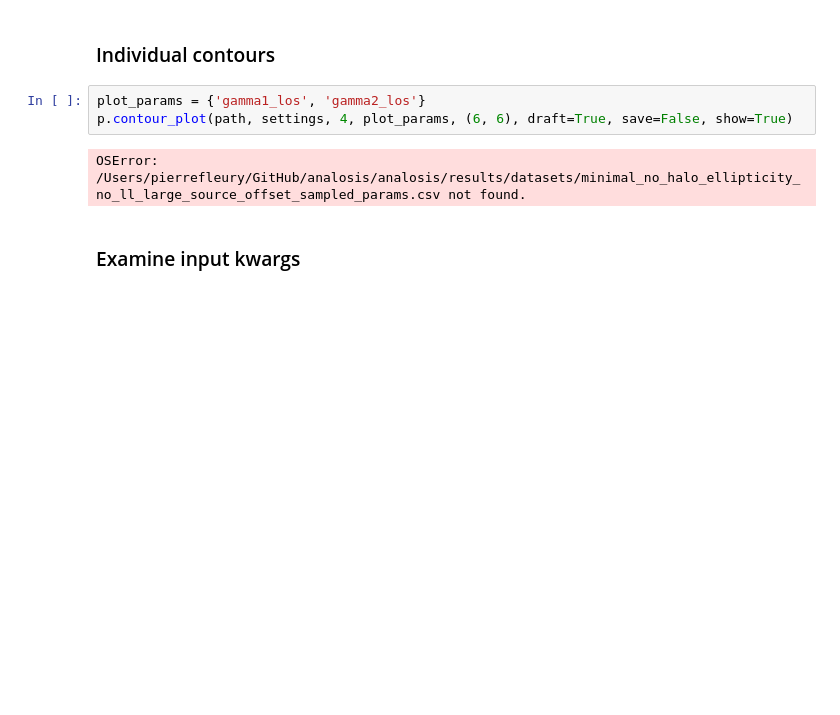
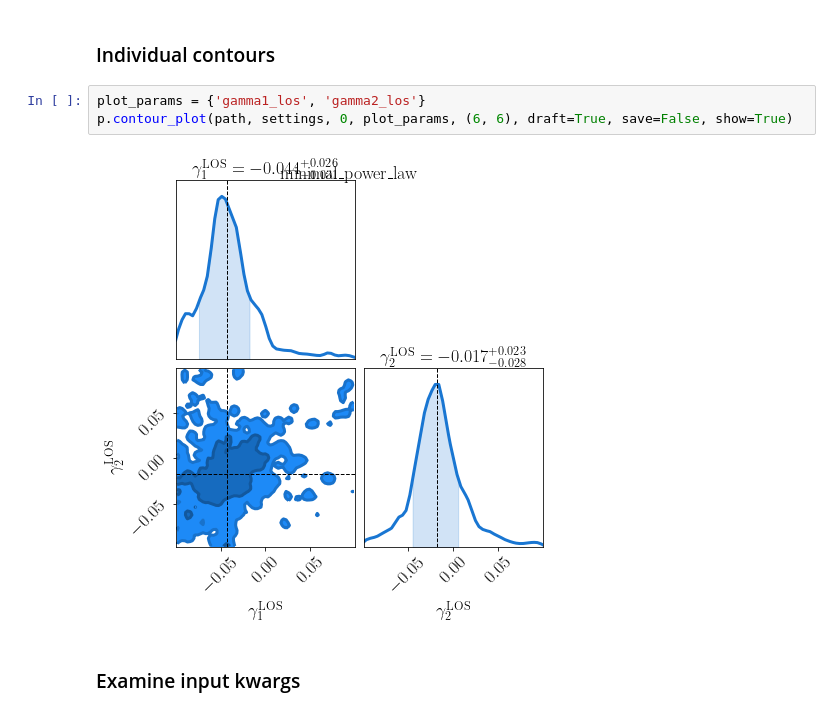
Before and after one commit to nataliehogg/analosis, a Jupyter notebook: analosis/notebooks/analosis_notebook.ipynb, the cells around one changed output. Drawn from its saved outputs; the diff is of its cells as text; blank space fills up the shorter version.

```diff
--- a/analosis/notebooks/analosis_notebook.ipynb
+++ b/analosis/notebooks/analosis_notebook.ipynb
@@ -126,9 +103,9 @@ p.input_output_plot(path, settings, show_not_converged=True)
 ### Individual contours
 # %%
 plot_params = {'gamma1_los', 'gamma2_los'}
-p.contour_plot(path, settings, 4, plot_params, (6, 6), draft=True, save=False, show=True)
+p.contour_plot(path, settings, 0, plot_params, (6, 6), draft=True, save=False, show=True)
 # %% [output]
-OSError: /Users/pierrefleury/GitHub/analosis/analosis/results/datasets/minimal_no_halo_ellipticity_no_ll_large_source_offset_sampled_params.csv not found.
+[figure, added]
 # %% [markdown]
 ### Examine input kwargs
 # %%
```
Also changed, not shown: parts of 4 cells of this notebook, 2 other files.
